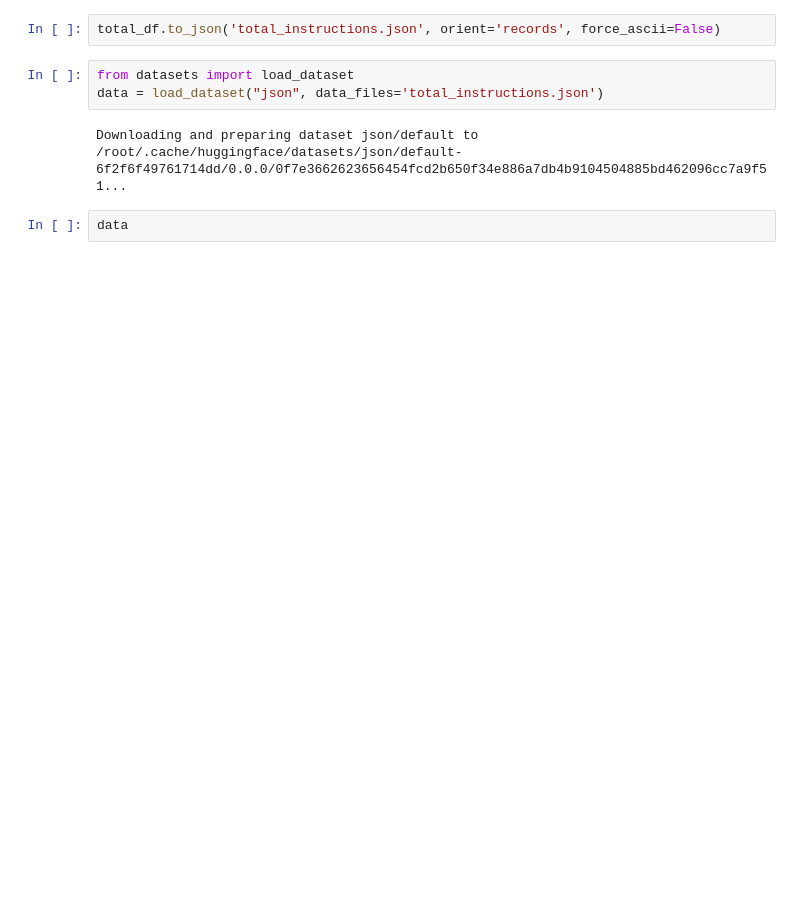
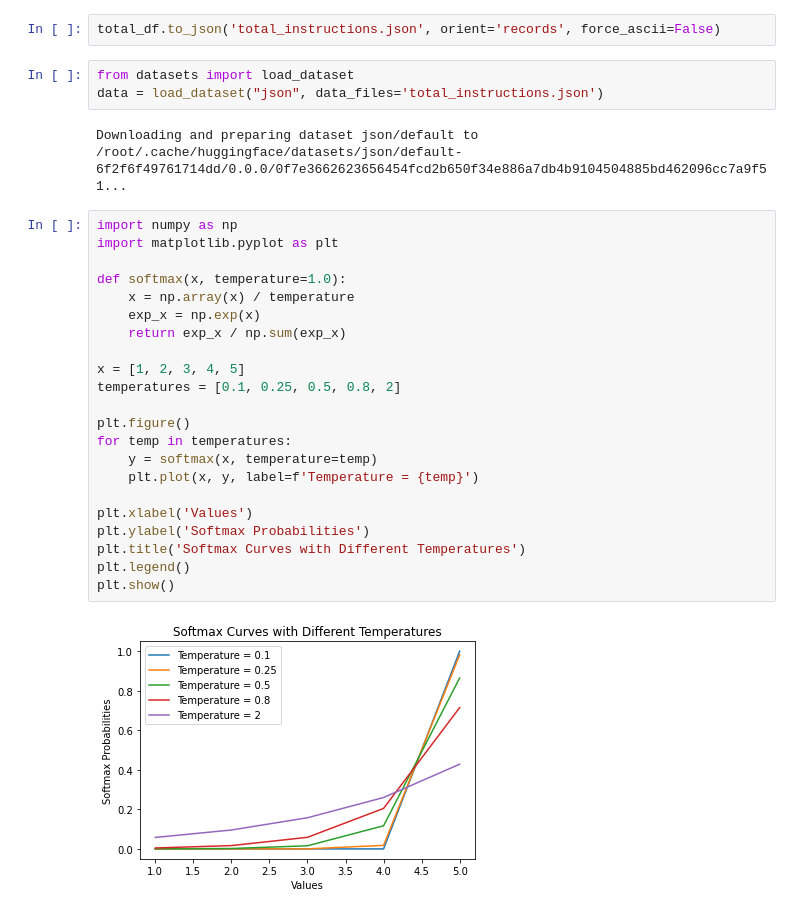
Before and after one commit to jiaqianjing/alpaca-lora, a Jupyter notebook: Untitled.ipynb, the cells around one changed output. Saved outputs shown, nothing was run; the diff lists cells and outputs as text; blank space fills up the shorter version.

```diff
--- a/Untitled.ipynb
+++ b/Untitled.ipynb
@@ -109,4 +109,26 @@ data = load_dataset("json", data_files='total_instructions.json')
 # %% [output]
 Downloading and preparing dataset json/default to /root/.cache/huggingface/datasets/json/default-6f2f6f49761714dd/0.0.0/0f7e3662623656454fcd2b650f34e886a7db4b9104504885bd462096cc7a9f51...
 # %%
-data
+import numpy as np
+import matplotlib.pyplot as plt
+
+def softmax(x, temperature=1.0):
+    x = np.array(x) / temperature
+    exp_x = np.exp(x)
+    return exp_x / np.sum(exp_x)
+
+x = [1, 2, 3, 4, 5]
+temperatures = [0.1, 0.25, 0.5, 0.8, 2]
+
+plt.figure()
+for temp in temperatures:
+    y = softmax(x, temperature=temp)
+    plt.plot(x, y, label=f'Temperature = {temp}')
+
+plt.xlabel('Values')
+plt.ylabel('Softmax Probabilities')
+plt.title('Softmax Curves with Different Temperatures')
+plt.legend()
+plt.show()
+# %% [output]
+[figure, added]
```
Also changed, not shown: 1 other file.
